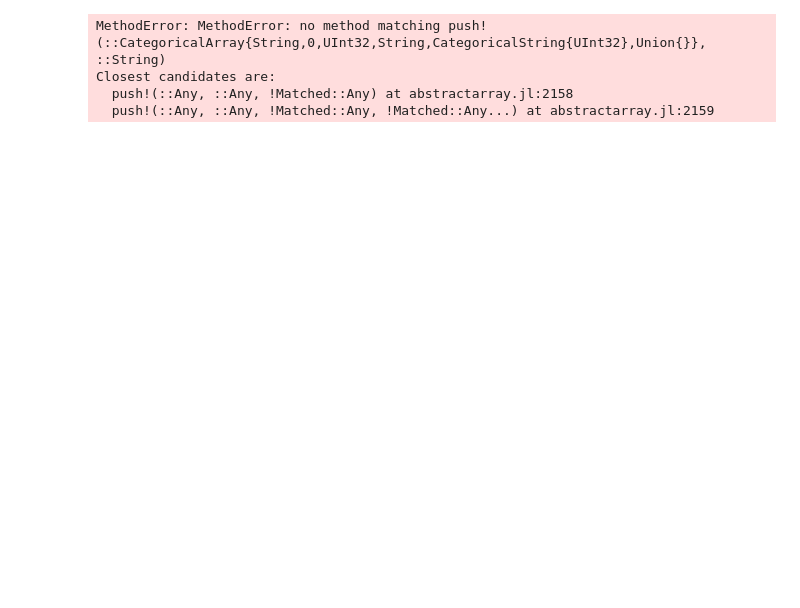
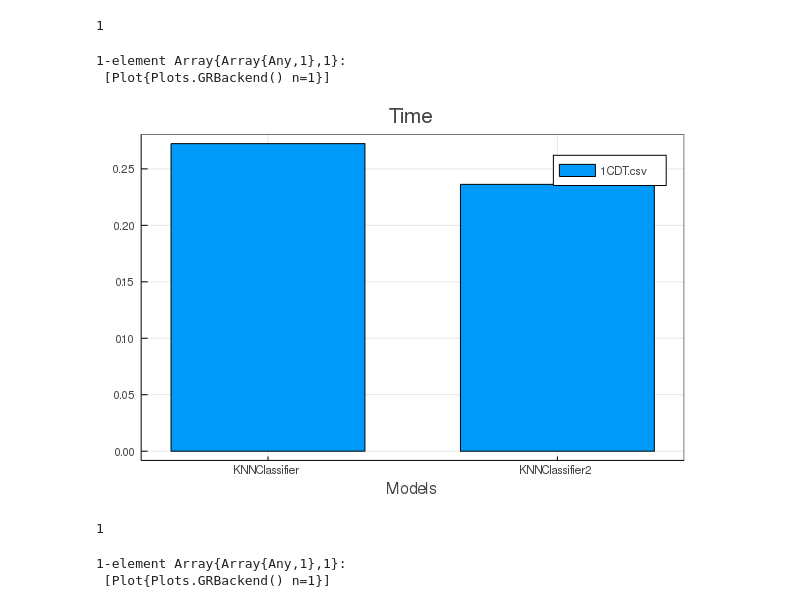
Before and after one commit to ATISLabs/EasyStream.jl, a Jupyter notebook: experiments/NewInterface.ipynb, the cells around one changed output. Drawn from its saved outputs; the diff is of its cells as text; code cells hidden in the pictures; blank space fills up the shorter version.

```diff
--- a/experiments/NewInterface.ipynb
+++ b/experiments/NewInterface.ipynb
@@ -57,7 +0,0 @@ x = CategoricalArray{}()
-# %%
-Pkg
-# %% [output]
-MethodError: MethodError: no method matching push!(::CategoricalArray{String,0,UInt32,String,CategoricalString{UInt32},Union{}}, ::String)
-Closest candidates are:
-  push!(::Any, ::Any, !Matched::Any) at abstractarray.jl:2158
-  push!(::Any, ::Any, !Matched::Any, !Matched::Any...) at abstractarray.jl:2159
@@ -63,0 +21,21 @@ Closest candidates are:
+# %%
+measures = EasyStream.evaluate(
+streams[1], #Streams
+[KNNClassifier(), KNNClassifier()], #Models
+measures = [:time, :allocation]); #Measures
+# %%
+graphs = EasyStream.generate(measures, [:graph, :time])
+# %% [output]
+1
+1-element Array{Array{Any,1},1}:
+ [Plot{Plots.GRBackend() n=1}]
+# %%
+graphs[1][1]
+# %% [output]
+[figure, added]
+# %%
+graphs = EasyStream.generate(measures, [:graph, :allocation])
+# %% [output]
+1
+1-element Array{Array{Any,1},1}:
+ [Plot{Plots.GRBackend() n=1}]
```
Also changed, not shown: parts of 46 cells of this notebook, 32 other files.
